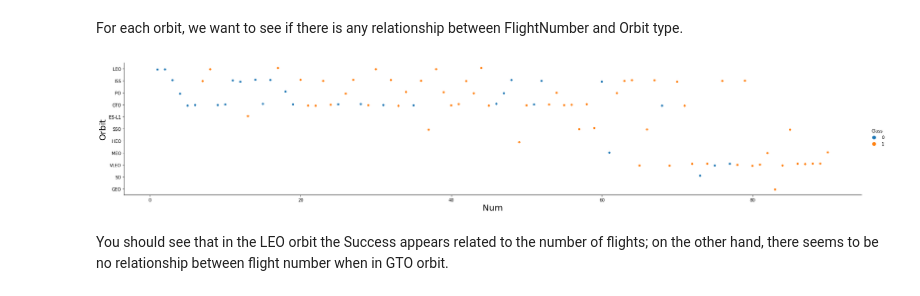
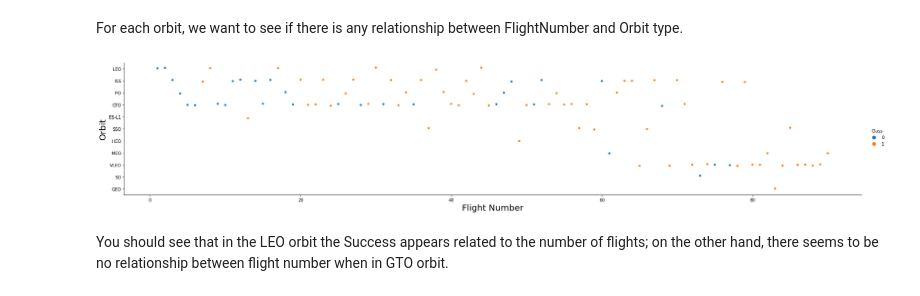
Before and after one commit to Hamza-Ghnaim/cpstone, a Jupyter notebook: EDA with Visualization.ipynb, the cells around one changed output. Drawn from its saved outputs; the diff is of its cells as text; code cells hidden in the pictures.

```diff
--- a/EDA with Visualization.ipynb
+++ b/EDA with Visualization.ipynb
@@ -148,11 +148,11 @@ For each orbit, we want to see if there is any relationship between FlightNumber
 # %%
 # Plot a scatter point chart with x axis to be FlightNumber and y axis to be the Orbit, and hue to be the class value
 sns.catplot(y="Orbit", x="FlightNumber", hue="Class", data=df, aspect = 5)
-plt.xlabel("Num",fontsize=20)
+plt.xlabel("Flight Number",fontsize=20)
 plt.ylabel("Orbit",fontsize=20)
 plt.show()
 # %% [output]
-[figure, old version]
+[figure, new version]
 # %% [markdown]
 You should see that in the LEO orbit the Success appears related to the number of flights; on the other hand, there seems to be no relationship between flight number when in GTO orbit.
 # %% [markdown]
```
Also changed, not shown: parts of 3 cells of this notebook.
